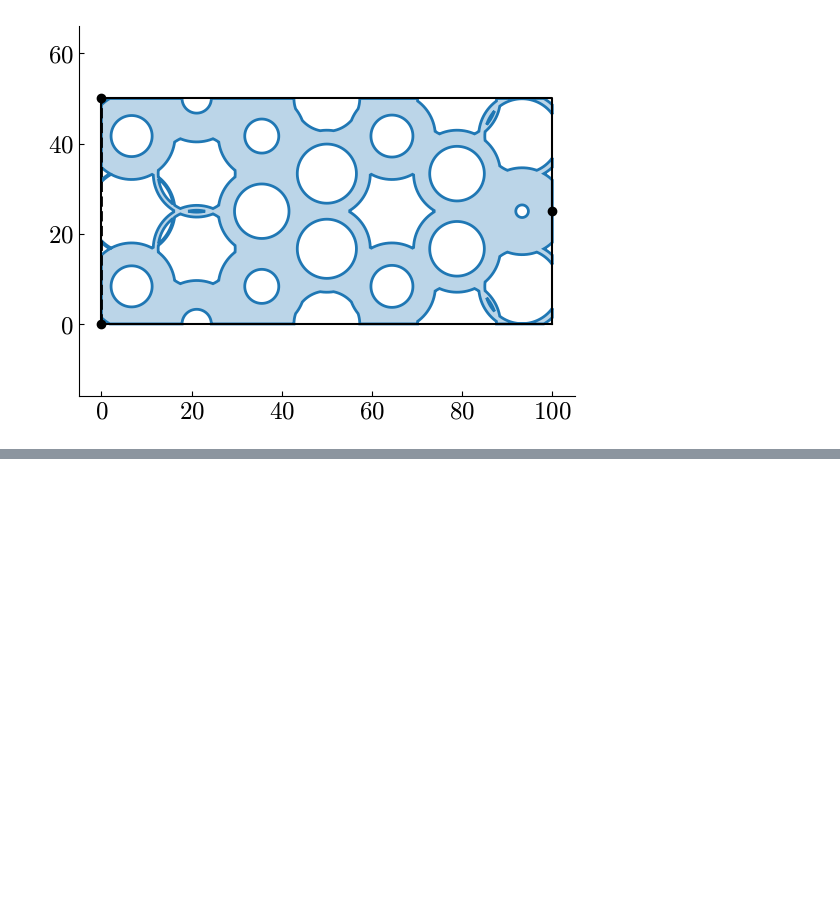
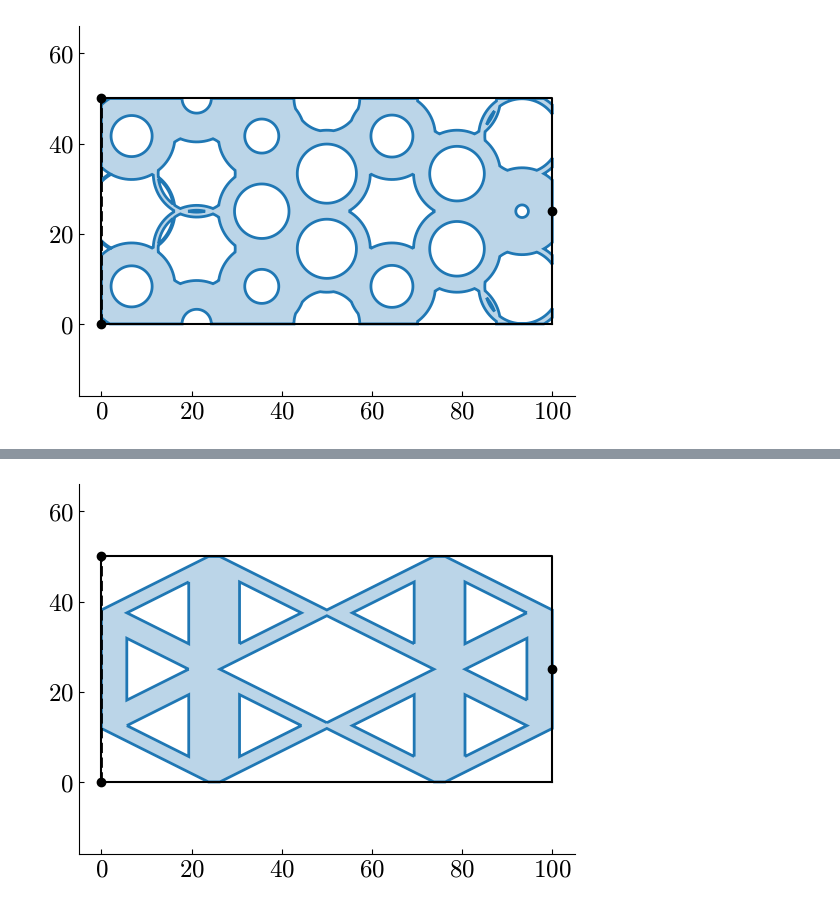
Before and after one commit to jelle-westra/tobbo, a Jupyter notebook: tutorial.ipynb, the cells around one changed output, grey strips where cells are left out. Cells and saved outputs as stored; diff of their text form; code cells hidden in the pictures; blank space fills up the shorter version.

```diff
--- a/tutorial.ipynb
+++ b/tutorial.ipynb
@@ -223,3 +291,9 @@ Iterat #Fevals   function value  axis ratio  sigma  min&max std  t[m:s]
 problem.plot_best()
 # %% [output]
 [figure]
+# %%
+from shapely.geometry import Polygon
+
+unit_triangle = lambda : Polygon([(-1,-1), (1,-1), (0,1)])
+
+unit_triangle()
@@ -225,0 +302,21 @@ problem.plot_best()
+# %%
+from TO.parameterizations.cell import TriGrid
+
+parameterization = BinaryCells(
+    topology,
+    False,
+    True,
+    TriGrid(horizontal=False),
+    infill(scale(unit_triangle(), 1.1, 1.1), 0.5),
+    25,
+    25
+)
+
+# problem = create_horizontal_cantilever_problem(topology, parameterization)
+# run_experiment(problem, budget=500, sigma0=0.25, seed=1, name='tutorial')
+
+# for c in parameterization.cells : plt.plot(*c.exterior.xy)
+# plt.axis('equal')
+
+problem = create_horizontal_cantilever_problem(topology, parameterization)
+run_experiment(problem, budget=500, sigma0=0.25, seed=1, name='tutorial')
@@ -225,0 +337,4 @@ problem.plot_best()
+# %%
+problem.plot_best()
+# %% [output]
+[figure, added]
```
Also changed, not shown: parts of 9 cells of this notebook.
